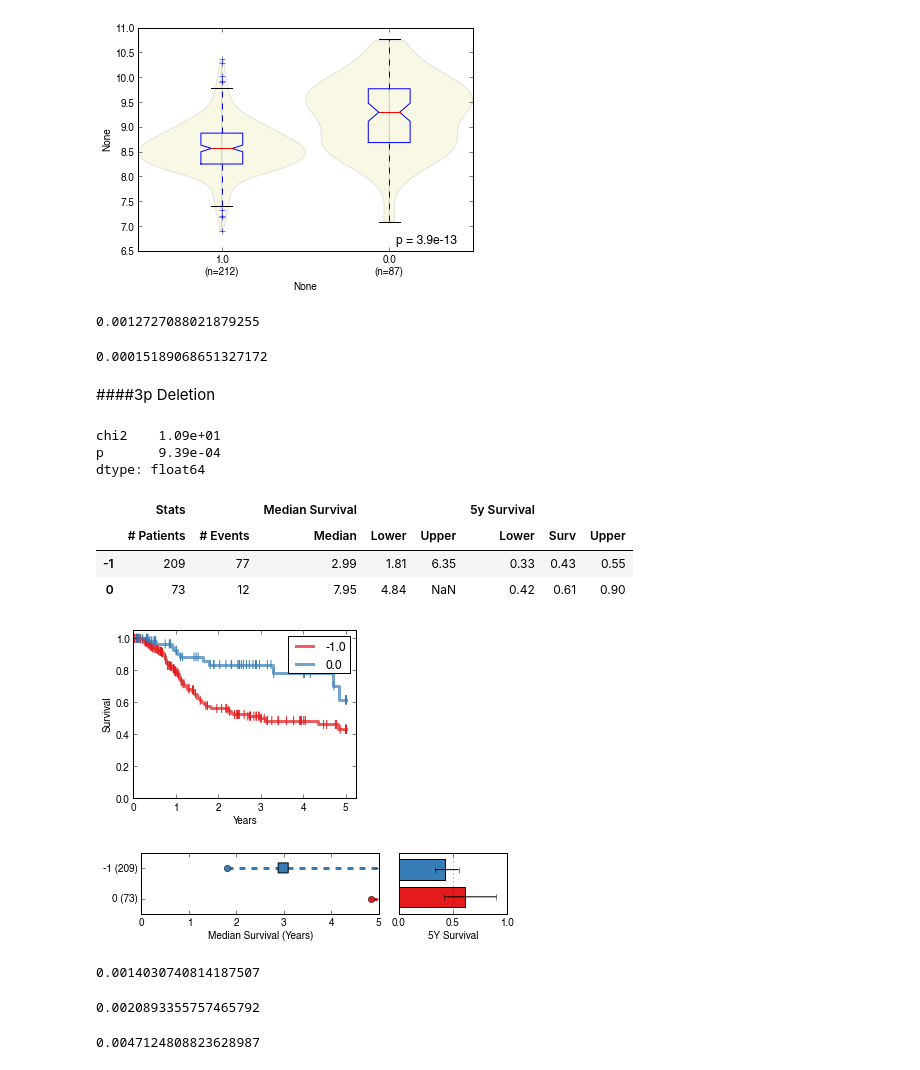
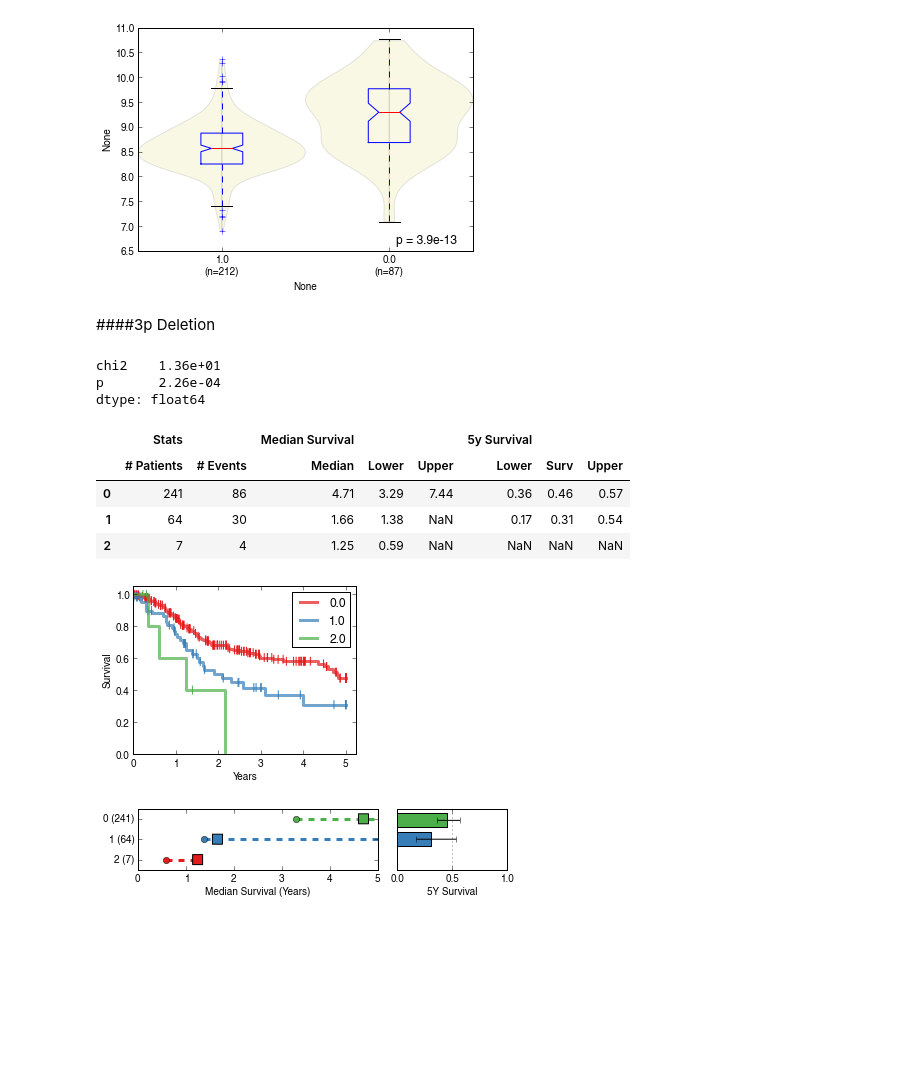
Before and after one commit to theandygross/TCGA, a Jupyter notebook: Pathway_Merge/Notebooks/FinalRun.ipynb, the cells around one changed output. Cells and saved outputs as stored; diff of their text form; code cells hidden in the pictures; blank space fills up the shorter version.

```diff
--- a/Pathway_Merge/Notebooks/FinalRun.ipynb
+++ b/Pathway_Merge/Notebooks/FinalRun.ipynb
@@ -41,0 +46,23 @@ hpv.name = 'HPV'
+# %%
+na_vals = ['[Completed]', '[Not Available]', '[Not Applicable]']
+pat = pd.read_table('/cellar/users/agross/Data/TCGA/HNSC_Followup/clinical_patient_hnsc.txt', index_col=0,
+                    na_values=na_vals).dropna(axis=1, how='all')
+followup = pd.read_table('/cellar/users/agross/Data/TCGA/HNSC_Followup/clinical_follow_up_v1.0_hnsc.txt', index_col=0,
+                        na_values=na_vals)
+followup = followup.groupby(lambda s: s[:12]).last()
+followup1 = pd.read_table('/cellar/users/agross/Data/TCGA/HNSC_Followup/clinical_follow_up_v4.8_hnsc.txt', index_col=0,
+                        na_values=na_vals)
+followup1 = followup1.groupby(lambda s: s[:12]).last()
+# %%
+fu = pd.concat([pat, followup, followup1])
+
+vital_status = 1.*((fu['vital_status'] == 'DECEASED').groupby(level=0).max())
+days = fu[['days_to_last_followup', 'days_to_last_known_alive', 'days_to_death']].apply(nanmax, axis=1).groupby(level=0).max()
+survival = pd.concat([days, vital_status], keys=['days','event'], axis=1)
+survival = survival.dropna().stack().astype(float)
+
+years = 5.
+df = survival.unstack().copy()
+df['event'] = df.event * (df.days < int(365.25*years))
+df['days'] = df.days.clip_upper(int((365.25*years)))
+surv = df.stack()
@@ -547,43 +572,24 @@ violin_plot_pandas(mut.features.ix['TP53'], rna.df.ix['POLH'])
 [figure]
 # %%
 from Figures.Boxplots import *
-# %%
-chi2.sf(stratified_cox(surv, p53_mut, tumor_subdivision), 1)
-# %% [output]
-0.0012727088021879255
-# %%
-chi2.sf(stratified_cox(surv, p53_mut, lymph_stage.ix[p53_mut.index].fillna('nx')), 1)
-# %% [output]
-0.00015189068651327172
 # %% [markdown]
 ####3p Deletion
 # %%
-del_3p = cn.df.ix['Deletion', keepers].ix['3p14.2'].ix[0].dropna()
+del_3p = cn.df.ix['Amplification', keepers].ix['15q26.3'].ix[0].dropna()
 del_3p.name = 'del_3p'
 t = get_surv_fit(surv_all, del_3p)
 draw_survival_curve(del_3p, surv)
 survival_stat_plot(t.sort_index(ascending=False))
 print log_rank(del_3p, surv)
 t
 # %% [output]
-chi2    1.09e+01
-p       9.39e-04
+chi2    1.36e+01
+p       2.26e-04
 dtype: float64
 |  | Stats |  | Median Survival |  |  | 5y Survival |  |  |
 |  | # Patients | # Events | Median | Lower | Upper | Lower | Surv | Upper |
-| -1 | 209 | 77 | 2.99 | 1.81 | 6.35 | 0.33 | 0.43 | 0.55 |
-| 0 | 73 | 12 | 7.95 | 4.84 | NaN | 0.42 | 0.61 | 0.90 |
+| 0 | 241 | 86 | 4.71 | 3.29 | 7.44 | 0.36 | 0.46 | 0.57 |
+| 1 | 64 | 30 | 1.66 | 1.38 | NaN | 0.17 | 0.31 | 0.54 |
+| 2 | 7 | 4 | 1.25 | 0.59 | NaN | NaN | NaN | NaN |
-[figure, old version]
+[figure, new version]
-[figure, old version]
+[figure, new version]
-# %%
-chi2.sf(stratified_cox(surv, del_3p, tumor_subdivision), 1)
-# %% [output]
-0.0014030740814187507
-# %%
-chi2.sf(stratified_cox(surv, del_3p, lymph_stage.ix[del_3p.index].fillna('nx')), 1)
-# %% [output]
-0.0020893355757465792
-# %%
-chi2.sf(stratified_cox(surv, del_3p, spread.ix[del_3p.index].fillna('nx')), 1)
-# %% [output]
-0.0047124808823628987
```
Also changed, not shown: parts of 28 cells of this notebook, 55 other files.
